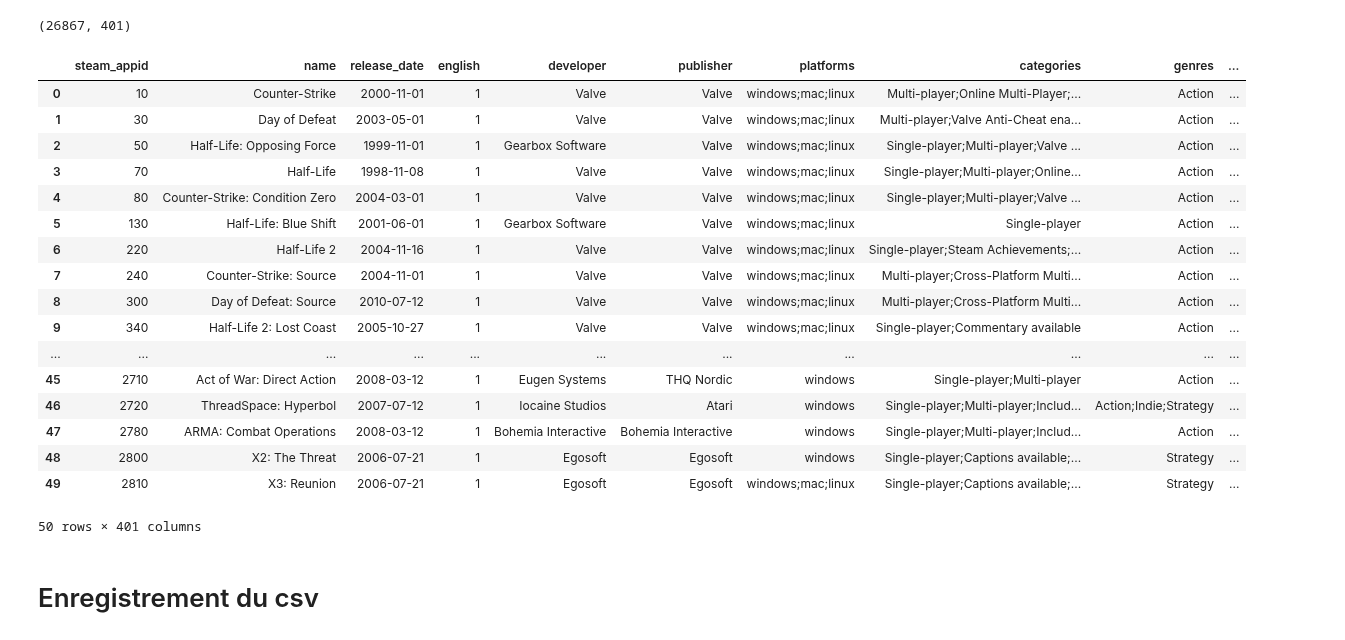
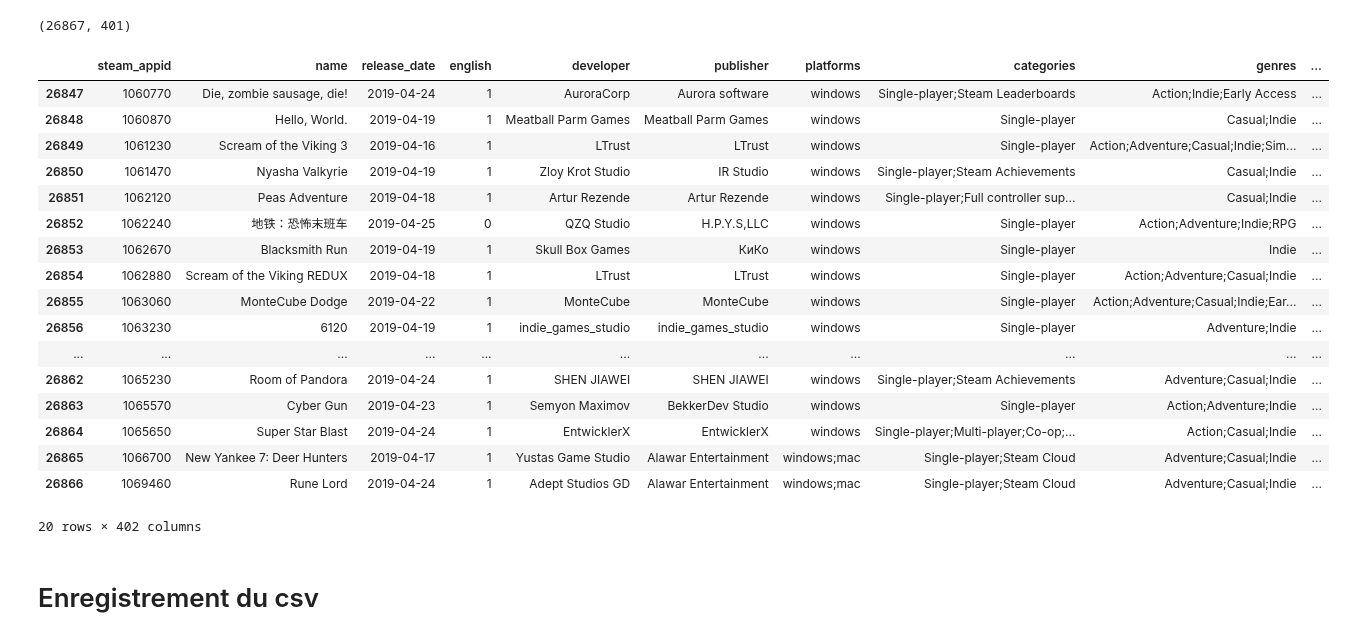
Before and after one commit to Rvanelven/steamator, a Jupyter notebook: notebooks/etienne.cleaning_des_colonnes.ipynb, the cells around one changed output. Saved outputs shown, nothing was run; the diff lists cells and outputs as text; code cells hidden in the pictures.

```diff
--- a/notebooks/etienne.cleaning_des_colonnes.ipynb
+++ b/notebooks/etienne.cleaning_des_colonnes.ipynb
@@ -550,26 +550,28 @@ data.shape
 # %%
 data['owner_estimated'] = data['owner_estimated'].fillna(value=data.owner_median)
 # %%
-data.head(50)
+data['revenu'] = data.owner_estimated * data.price
-# %% [output]
-|  | steam_appid | name | release_date | english | developer | publisher | platforms | categories | genres | ... |
-| 0 | 10 | Counter-Strike | 2000-11-01 | 1 | Valve | Valve | windows;mac;linux | Multi-player;Online Multi-Player;... | Action | ... |
-| 1 | 30 | Day of Defeat | 2003-05-01 | 1 | Valve | Valve | windows;mac;linux | Multi-player;Valve Anti-Cheat ena... | Action | ... |
-| 2 | 50 | Half-Life: Opposing Force | 1999-11-01 | 1 | Gearbox Software | Valve | windows;mac;linux | Single-player;Multi-player;Valve ... | Action | ... |
-| 3 | 70 | Half-Life | 1998-11-08 | 1 | Valve | Valve | windows;mac;linux | Single-player;Multi-player;Online... | Action | ... |
-| 4 | 80 | Counter-Strike: Condition Zero | 2004-03-01 | 1 | Valve | Valve | windows;mac;linux | Single-player;Multi-player;Valve ... | Action | ... |
-| 5 | 130 | Half-Life: Blue Shift | 2001-06-01 | 1 | Gearbox Software | Valve | windows;mac;linux | Single-player | Action | ... |
-| 6 | 220 | Half-Life 2 | 2004-11-16 | 1 | Valve | Valve | windows;mac;linux | Single-player;Steam Achievements;... | Action | ... |
-| 7 | 240 | Counter-Strike: Source | 2004-11-01 | 1 | Valve | Valve | windows;mac;linux | Multi-player;Cross-Platform Multi... | Action | ... |
-| 8 | 300 | Day of Defeat: Source | 2010-07-12 | 1 | Valve | Valve | windows;mac;linux | Multi-player;Cross-Platform Multi... | Action | ... |
-| 9 | 340 | Half-Life 2: Lost Coast | 2005-10-27 | 1 | Valve | Valve | windows;mac;linux | Single-player;Commentary available | Action | ... |
-| ... | ... | ... | ... | ... | ... | ... | ... | ... | ... | ... |
-| 45 | 2710 | Act of War: Direct Action | 2008-03-12 | 1 | Eugen Systems | THQ Nordic | windows | Single-player;Multi-player | Action | ... |
-| 46 | 2720 | ThreadSpace: Hyperbol | 2007-07-12 | 1 | Iocaine Studios | Atari | windows | Single-player;Multi-player;Includ... | Action;Indie;Strategy | ... |
-| 47 | 2780 | ARMA: Combat Operations | 2008-03-12 | 1 | Bohemia Interactive | Bohemia Interactive | windows | Single-player;Multi-player;Includ... | Action | ... |
-| 48 | 2800 | X2: The Threat | 2006-07-21 | 1 | Egosoft | Egosoft | windows | Single-player;Captions available;... | Strategy | ... |
-| 49 | 2810 | X3: Reunion | 2006-07-21 | 1 | Egosoft | Egosoft | windows;mac;linux | Single-player;Captions available;... | Strategy | ... |
-50 rows × 401 columns
+# %%
+data.tail(20)
+# %% [output]
+|  | steam_appid | name | release_date | english | developer | publisher | platforms | categories | genres | ... |
+| 26847 | 1060770 | Die, zombie sausage, die! | 2019-04-24 | 1 | AuroraCorp | Aurora software | windows | Single-player;Steam Leaderboards | Action;Indie;Early Access | ... |
+| 26848 | 1060870 | Hello, World. | 2019-04-19 | 1 | Meatball Parm Games | Meatball Parm Games | windows | Single-player | Casual;Indie | ... |
+| 26849 | 1061230 | Scream of the Viking 3 | 2019-04-16 | 1 | LTrust | LTrust | windows | Single-player | Action;Adventure;Casual;Indie;Sim... | ... |
+| 26850 | 1061470 | Nyasha Valkyrie | 2019-04-19 | 1 | Zloy Krot Studio | IR Studio | windows | Single-player;Steam Achievements | Casual;Indie | ... |
+| 26851 | 1062120 | Peas Adventure | 2019-04-18 | 1 | Artur Rezende | Artur Rezende | windows | Single-player;Full controller sup... | Casual;Indie | ... |
+| 26852 | 1062240 | 地铁：恐怖末班车 | 2019-04-25 | 0 | QZQ Studio | H.P.Y.S,LLC | windows | Single-player | Action;Adventure;Indie;RPG | ... |
+| 26853 | 1062670 | Blacksmith Run | 2019-04-19 | 1 | Skull Box Games | КиКо | windows | Single-player | Indie | ... |
+| 26854 | 1062880 | Scream of the Viking REDUX | 2019-04-18 | 1 | LTrust | LTrust | windows | Single-player | Action;Adventure;Casual;Indie | ... |
+| 26855 | 1063060 | MonteCube Dodge | 2019-04-22 | 1 | MonteCube | MonteCube | windows | Single-player | Action;Adventure;Casual;Indie;Ear... | ... |
+| 26856 | 1063230 | 6120 | 2019-04-19 | 1 | indie_games_studio | indie_games_studio | windows | Single-player | Adventure;Indie | ... |
+| ... | ... | ... | ... | ... | ... | ... | ... | ... | ... | ... |
+| 26862 | 1065230 | Room of Pandora | 2019-04-24 | 1 | SHEN JIAWEI | SHEN JIAWEI | windows | Single-player;Steam Achievements | Adventure;Casual;Indie | ... |
+| 26863 | 1065570 | Cyber Gun | 2019-04-23 | 1 | Semyon Maximov | BekkerDev Studio | windows | Single-player | Action;Adventure;Indie | ... |
+| 26864 | 1065650 | Super Star Blast | 2019-04-24 | 1 | EntwicklerX | EntwicklerX | windows | Single-player;Multi-player;Co-op;... | Action;Casual;Indie | ... |
+| 26865 | 1066700 | New Yankee 7: Deer Hunters | 2019-04-17 | 1 | Yustas Game Studio | Alawar Entertainment | windows;mac | Single-player;Steam Cloud | Adventure;Casual;Indie | ... |
+| 26866 | 1069460 | Rune Lord | 2019-04-24 | 1 | Adept Studios GD | Alawar Entertainment | windows;mac | Single-player;Steam Cloud | Adventure;Casual;Indie | ... |
+20 rows × 402 columns
 # %% [markdown]
 # Enregistrement du csv
 # %%
```
Also changed, not shown: parts of 1 cell of this notebook, 1 other file.
